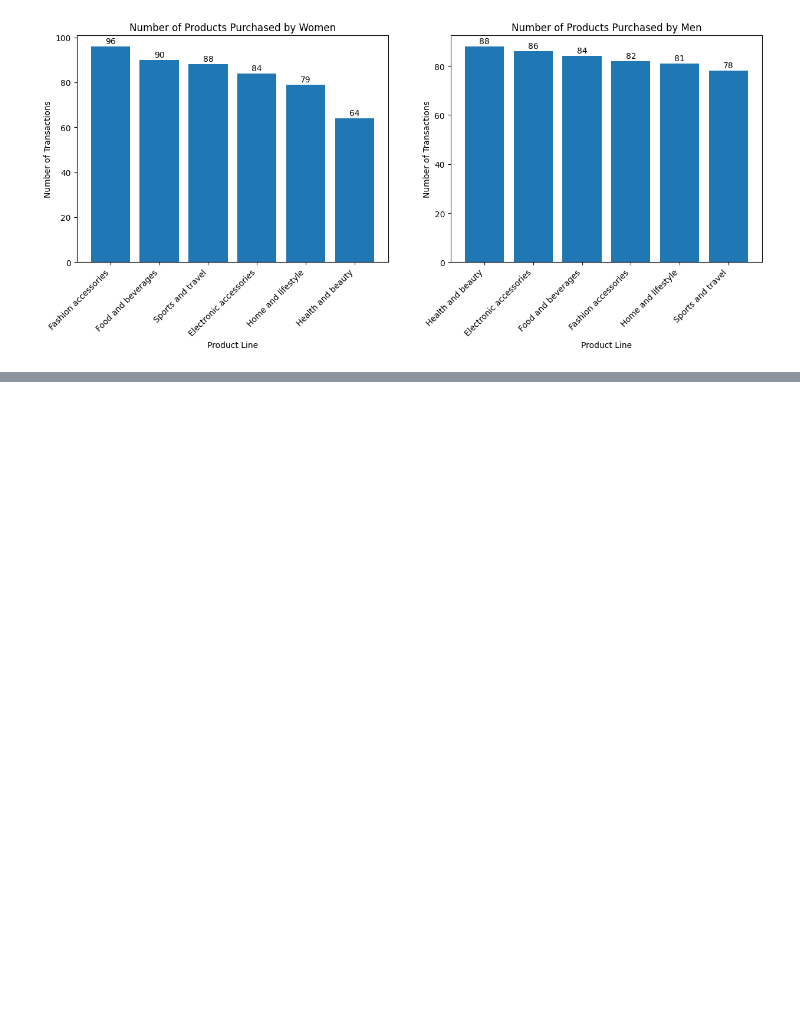
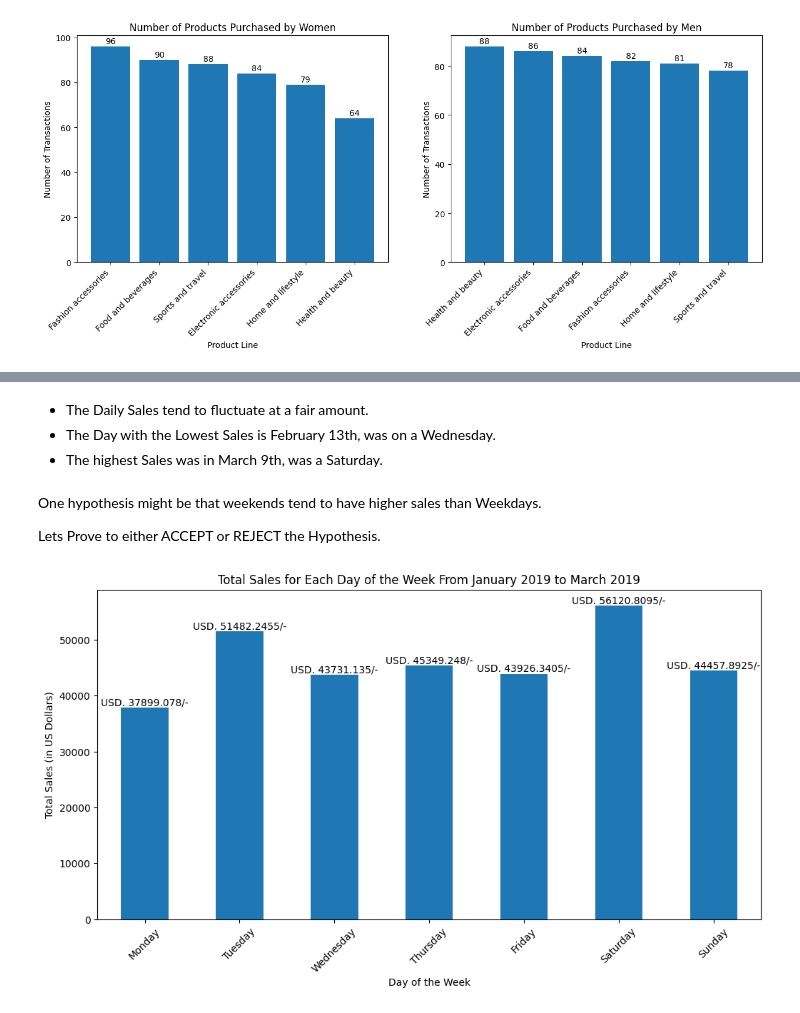
Before and after one commit to Nicole-Wanjiru/TimeSeriesSupermarketSalesAnalysis, a Jupyter notebook: TimeSeriesSupermarketSalesAnalysis.ipynb, the cells around one changed output, grey strips where cells are left out. Saved outputs shown, nothing was run; the diff lists cells and outputs as text; code cells hidden in the pictures; blank space fills up the shorter version.

```diff
--- a/TimeSeriesSupermarketSalesAnalysis.ipynb
+++ b/TimeSeriesSupermarketSalesAnalysis.ipynb
@@ -532,0 +550,35 @@ We can start by grouping the data according to
+# %% [markdown]
+
+
+*   The Daily Sales tend to fluctuate at a fair amount.
+*   The Day with the Lowest Sales is February 13th, was on a Wednesday.
+*   The highest Sales was in March 9th, was a Saturday.
+# %% [markdown]
+One hypothesis might be that weekends tend to have higher sales than Weekdays.
+
+Lets Prove to either ACCEPT or REJECT the Hypothesis.
+# %%
+# Create a Series of the total sales for each day of the week for the entire 3 months period
+day_of_week_totals = df.groupby('day_of_week')['Total'].sum()
+
+# Rearrange the day of the week to follow the common order.
+day_of_week_totals = day_of_week_totals.reindex(['Monday', 'Tuesday', 'Wednesday', 'Thursday', 'Friday', 'Saturday', 'Sunday'])
+day_of_week_totals
+
+
+# Plot the bar chart
+plt.figure(figsize=(12, 6))
+ax = day_of_week_totals.plot(kind='bar')
+
+# Add axis labels and title
+plt.title('Total Sales for Each Day of the Week From January 2019 to March 2019')
+plt.xlabel('Day of the Week')
+plt.xticks(rotation=45)
+plt.ylabel('Total Sales (in US Dollars)')
+
+# Add the labels for the maxim values in the bars
+for bar in ax.patches:
+    ax.text(bar.get_x() + bar.get_width() / 2, bar.get_height() + 0.5, f'USD. {bar.get_height()}/-', ha='center', va='bottom')
+plt.show()
+# %% [output]
+[figure, added]
```
Also changed, not shown: parts of 51 cells of this notebook.
